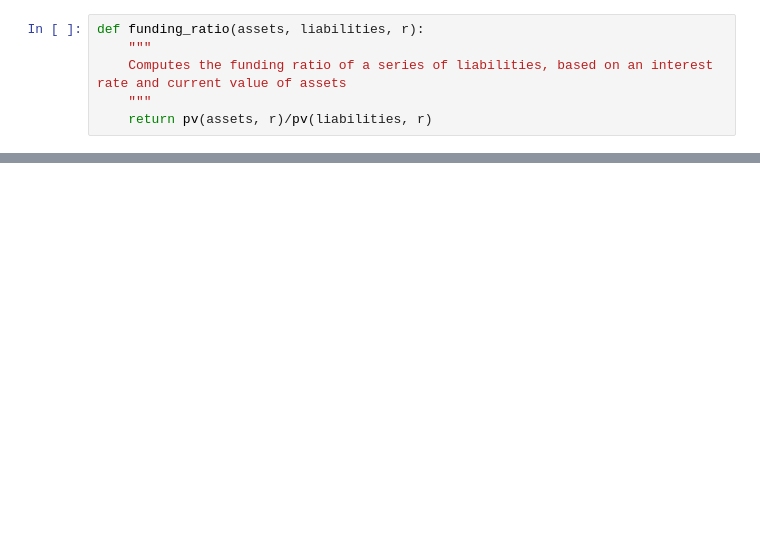
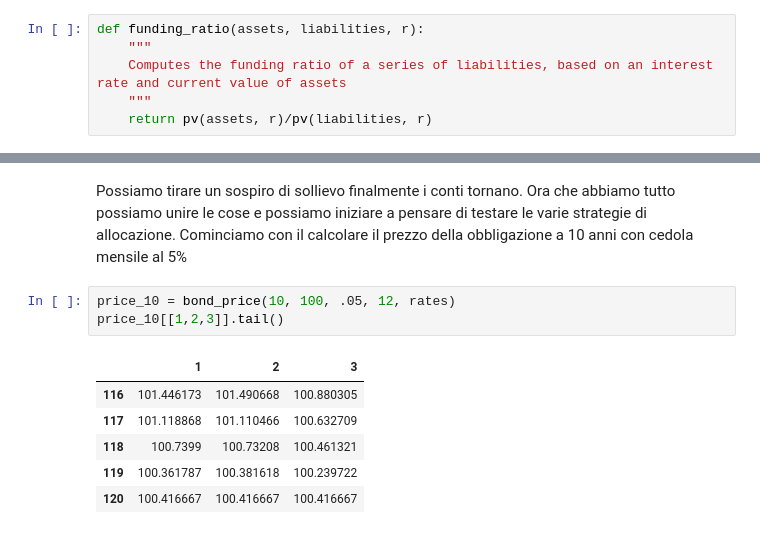
Before and after one commit to fdalforno/investment, a Jupyter notebook: 04-Gestione degli assett e della passività.ipynb, the cells around one changed output, grey strips where cells are left out. Drawn from its saved outputs; the diff is of its cells as text; blank space fills up the shorter version.

```diff
--- a/04-Gestione degli assett e della passività.ipynb
+++ b/04-Gestione degli assett e della passività.ipynb
@@ -540,0 +932,14 @@ fr_change.plot(title='Change in Funding Ratio', figsize=(10,6))
+# %% [markdown]
+Possiamo tirare un sospiro di sollievo finalmente i conti tornano.
+Ora che abbiamo tutto possiamo unire le cose e possiamo iniziare a pensare di testare le varie strategie di allocazione.
+Cominciamo con il calcolare il prezzo della obbligazione a 10 anni con cedola mensile al 5%
+# %%
+price_10 = bond_price(10, 100, .05, 12, rates)
+price_10[[1,2,3]].tail()
+# %% [output]
+|  | 1 | 2 | 3 |
+| 116 | 101.446173 | 101.490668 | 100.880305 |
+| 117 | 101.118868 | 101.110466 | 100.632709 |
+| 118 | 100.7399 | 100.73208 | 100.461321 |
+| 119 | 100.361787 | 100.381618 | 100.239722 |
+| 120 | 100.416667 | 100.416667 | 100.416667 |
```
Also changed, not shown: parts of 111 cells of this notebook, 3 other files.
